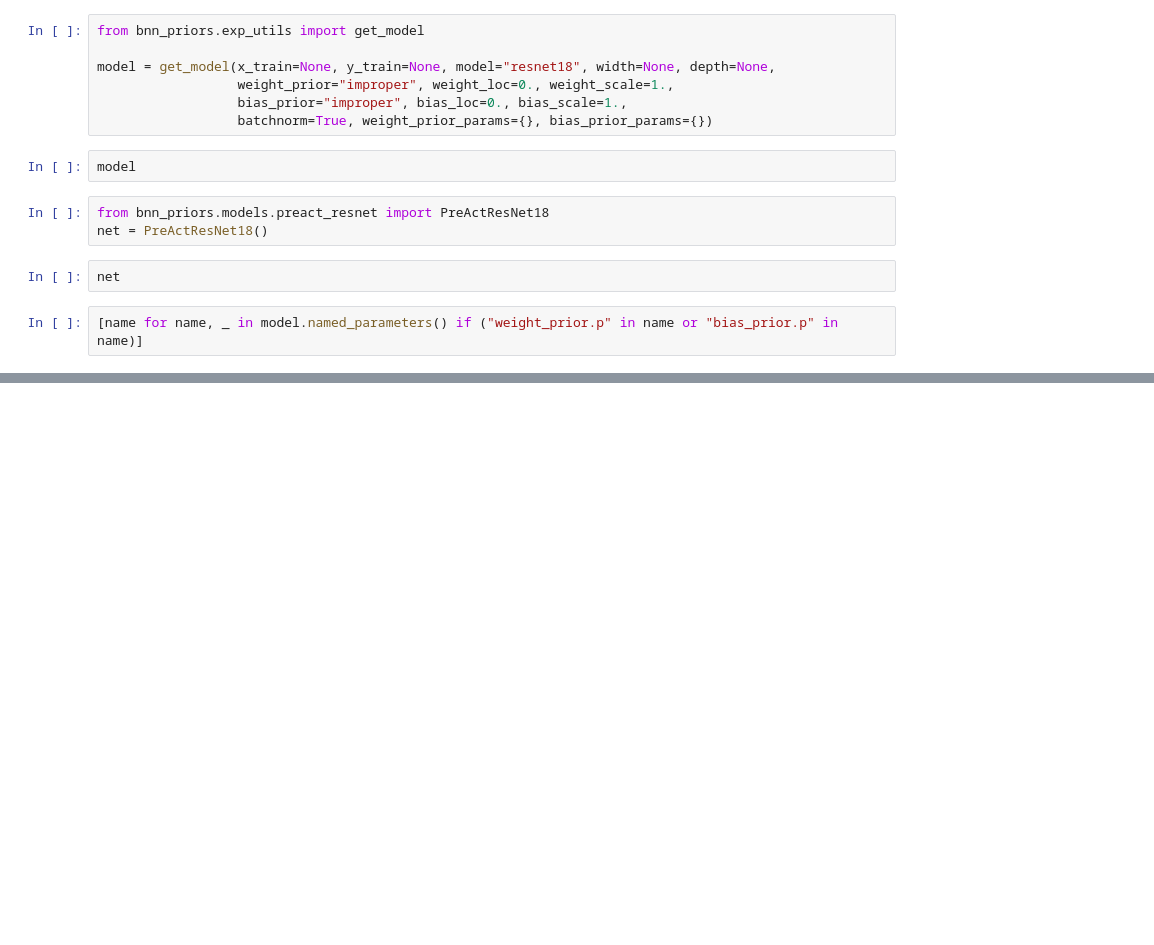
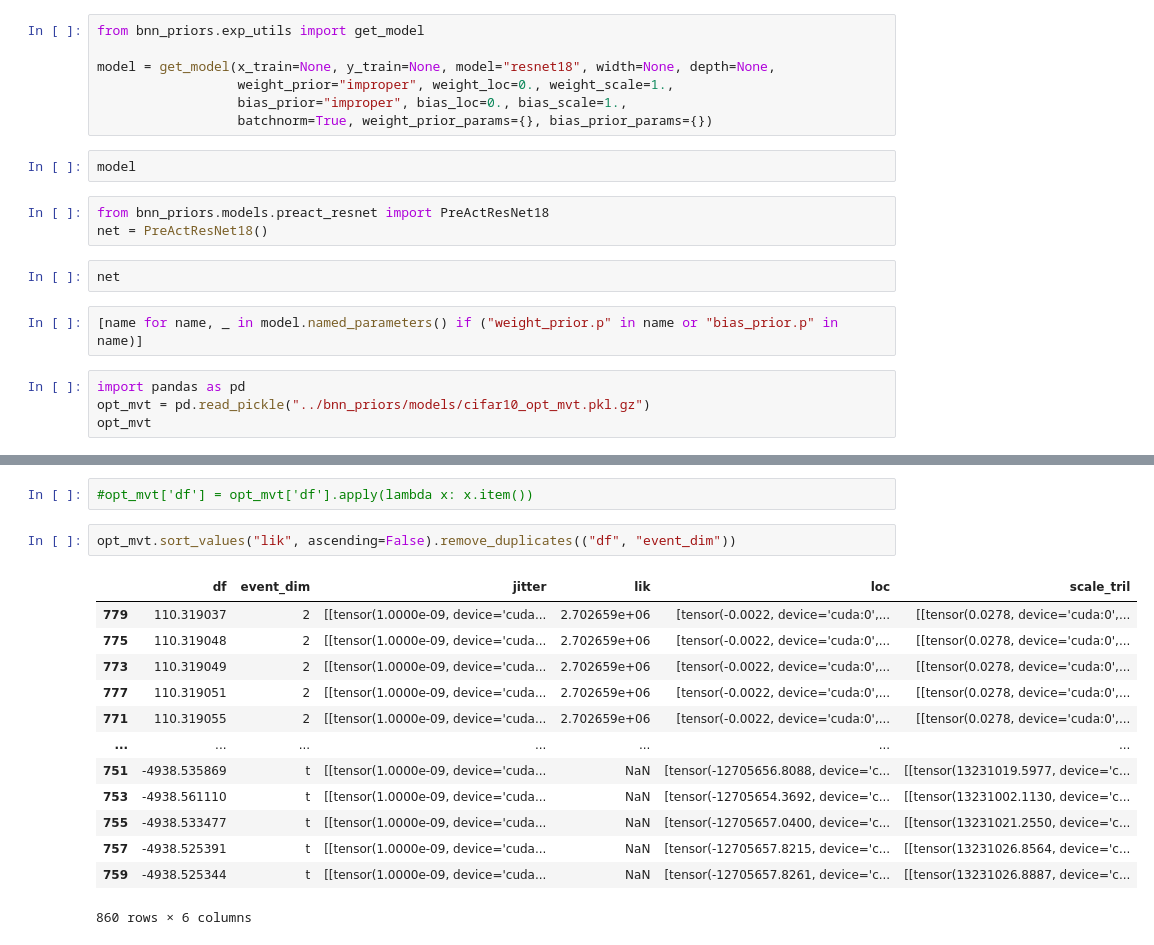
Before and after one commit to ratschlab/bnn_priors, a Jupyter notebook: experiments/3.4_Analyse_empirical_weight_distributions.ipynb, the cells around one changed output, grey strips where cells are left out. Drawn from its saved outputs; the diff is of its cells as text; blank space fills up the shorter version.

```diff
--- a/experiments/3.4_Analyse_empirical_weight_distributions.ipynb
+++ b/experiments/3.4_Analyse_empirical_weight_distributions.ipynb
@@ -554,3 +554,7 @@ net = PreActResNet18()
 net
 # %%
 [name for name, _ in model.named_parameters() if ("weight_prior.p" in name or "bias_prior.p" in name)]
+# %%
+import pandas as pd
+opt_mvt = pd.read_pickle("../bnn_priors/models/cifar10_opt_mvt.pkl.gz")
+opt_mvt
@@ -556,0 +579,18 @@ net
+# %%
+#opt_mvt['df'] = opt_mvt['df'].apply(lambda x: x.item())
+# %%
+opt_mvt.sort_values("lik", ascending=False).remove_duplicates(("df", "event_dim"))
+# %% [output]
+|  | df | event_dim | jitter | lik | loc | scale_tril |
+| 779 | 110.319037 | 2 | [[tensor(1.0000e-09, device='cuda... | 2.702659e+06 | [tensor(-0.0022, device='cuda:0',... | [[tensor(0.0278, device='cuda:0',... |
+| 775 | 110.319048 | 2 | [[tensor(1.0000e-09, device='cuda... | 2.702659e+06 | [tensor(-0.0022, device='cuda:0',... | [[tensor(0.0278, device='cuda:0',... |
+| 773 | 110.319049 | 2 | [[tensor(1.0000e-09, device='cuda... | 2.702659e+06 | [tensor(-0.0022, device='cuda:0',... | [[tensor(0.0278, device='cuda:0',... |
+| 777 | 110.319051 | 2 | [[tensor(1.0000e-09, device='cuda... | 2.702659e+06 | [tensor(-0.0022, device='cuda:0',... | [[tensor(0.0278, device='cuda:0',... |
+| 771 | 110.319055 | 2 | [[tensor(1.0000e-09, device='cuda... | 2.702659e+06 | [tensor(-0.0022, device='cuda:0',... | [[tensor(0.0278, device='cuda:0',... |
+| ... | ... | ... | ... | ... | ... | ... |
+| 751 | -4938.535869 | t | [[tensor(1.0000e-09, device='cuda... | NaN | [tensor(-12705656.8088, device='c... | [[tensor(13231019.5977, device='c... |
+| 753 | -4938.561110 | t | [[tensor(1.0000e-09, device='cuda... | NaN | [tensor(-12705654.3692, device='c... | [[tensor(13231002.1130, device='c... |
+| 755 | -4938.533477 | t | [[tensor(1.0000e-09, device='cuda... | NaN | [tensor(-12705657.0400, device='c... | [[tensor(13231021.2550, device='c... |
+| 757 | -4938.525391 | t | [[tensor(1.0000e-09, device='cuda... | NaN | [tensor(-12705657.8215, device='c... | [[tensor(13231026.8564, device='c... |
+| 759 | -4938.525344 | t | [[tensor(1.0000e-09, device='cuda... | NaN | [tensor(-12705657.8261, device='c... | [[tensor(13231026.8887, device='c... |
+860 rows × 6 columns
```
Also changed, not shown: parts of 3 cells of this notebook, 5 other files.
